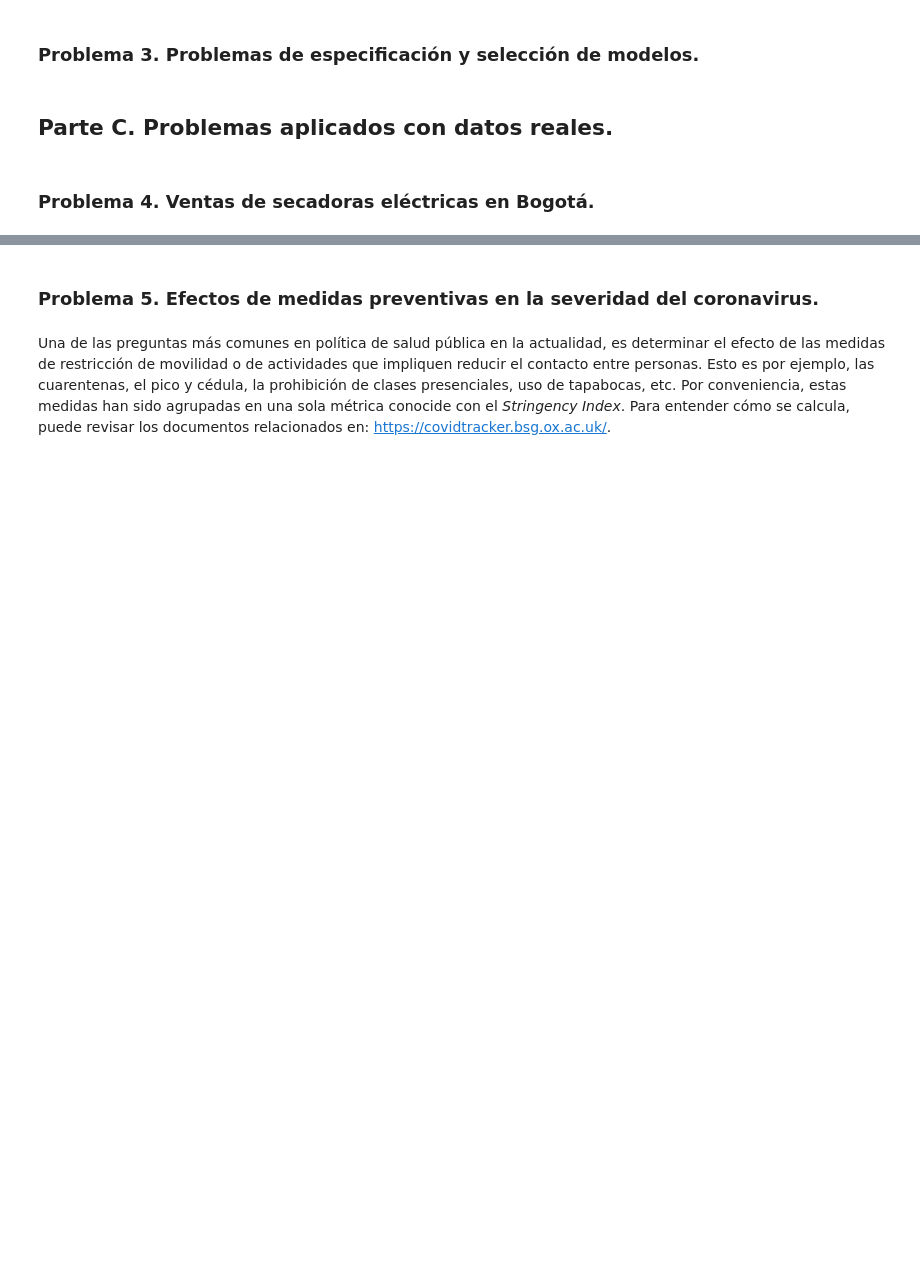
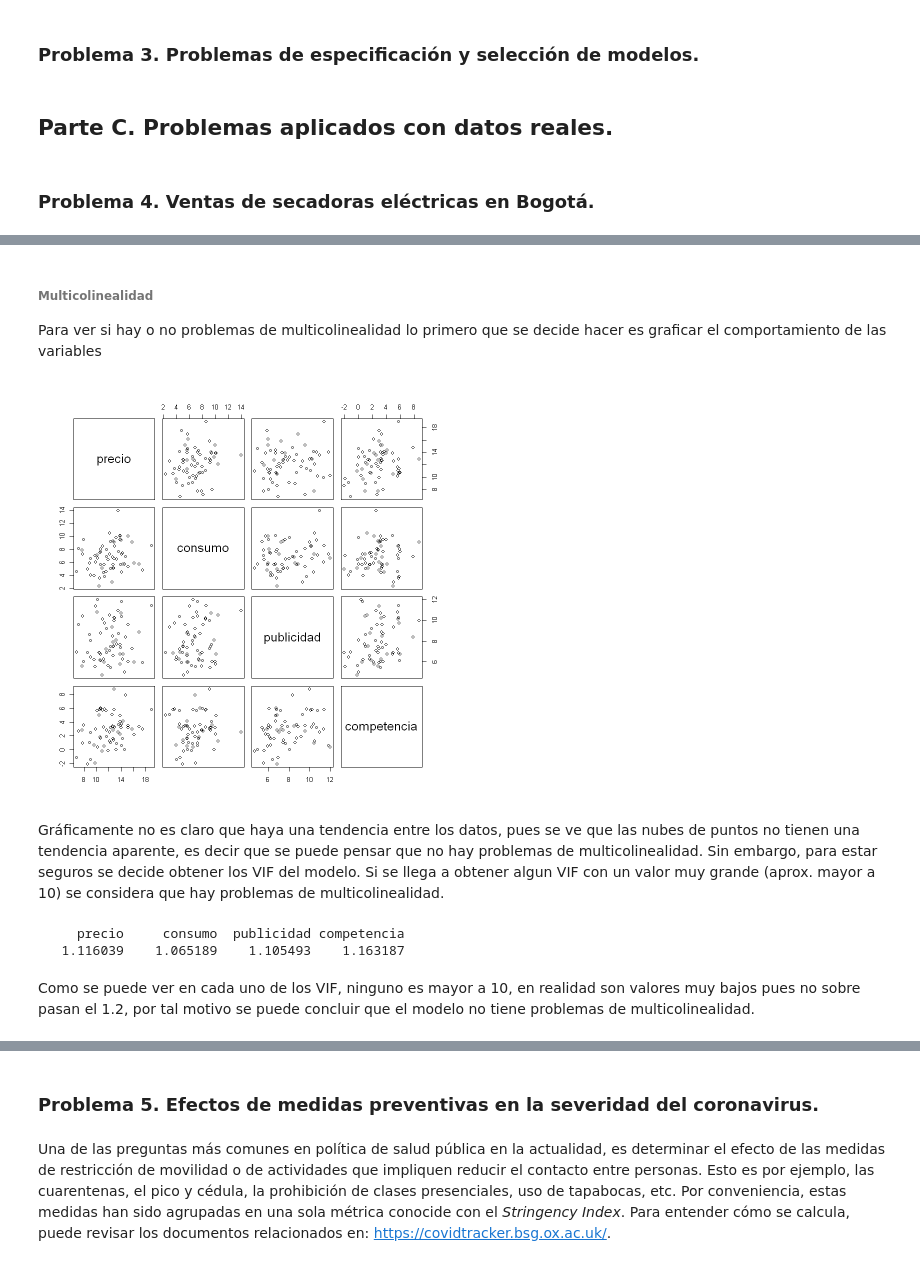
Before and after one commit to MantiMantilla/MEL-2022-2, a Jupyter notebook: Tareas/Tarea 3/Tarea 3.ipynb, the cells around one changed output, grey strips where cells are left out. Saved outputs shown, nothing was run; the diff lists cells and outputs as text; code cells hidden in the pictures; blank space fills up the shorter version.

Commit message:
Punto 4

```diff
--- a/Tareas/Tarea 3/Tarea 3.ipynb
+++ b/Tareas/Tarea 3/Tarea 3.ipynb
@@ -416,0 +548,17 @@ $$
+# %% [markdown]
+###### Multicolinealidad
+Para ver si hay o no problemas de multicolinealidad lo primero que se decide hacer es graficar el comportamiento de las variables
+# %%
+#Multicolinealidad
+pairs(secadoras[,2:5])
+# %% [output]
+[figure, added]
+# %% [markdown]
+Gráficamente no es claro que haya una tendencia entre los datos, pues se ve que las nubes de puntos no tienen una tendencia aparente, es decir que se puede pensar que no hay problemas de multicolinealidad. Sin embargo, para estar seguros se decide obtener los VIF del modelo. Si se llega a obtener algun VIF con un valor muy grande (aprox. mayor a 10) se considera que hay problemas de multicolinealidad.
+# %%
+vif(modelo)
+# %% [output]
+     precio     consumo  publicidad competencia
+   1.116039    1.065189    1.105493    1.163187
+# %% [markdown]
+Como se puede ver en cada uno de los VIF, ninguno es mayor a 10, en realidad son valores muy bajos pues no sobre pasan el 1.2, por tal motivo se puede concluir que el modelo no tiene problemas de multicolinealidad.
```
Also changed, not shown: parts of 39 cells of this notebook, 1 other file.
